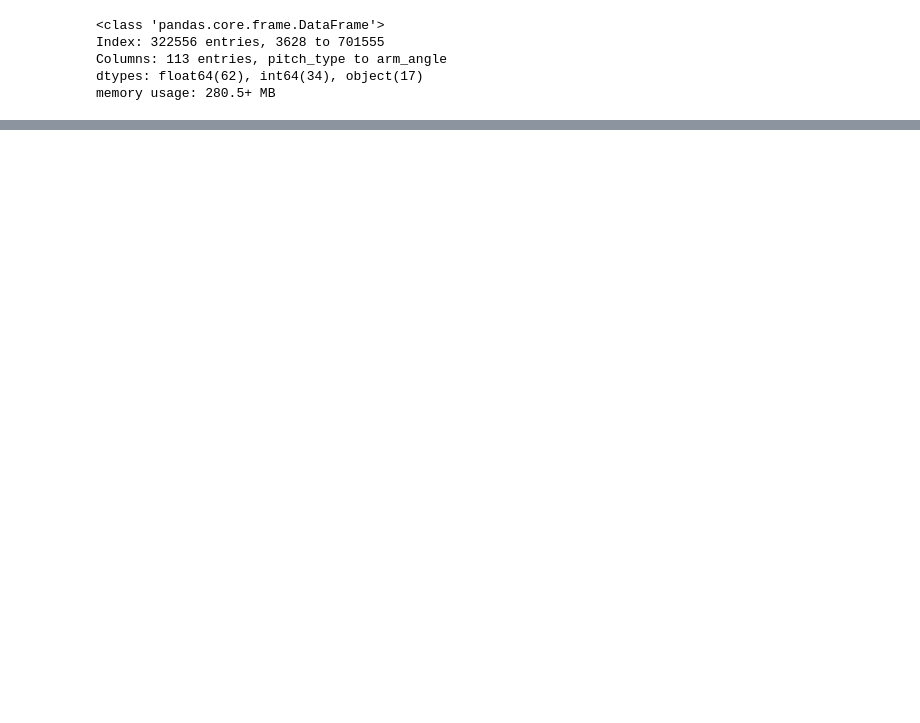
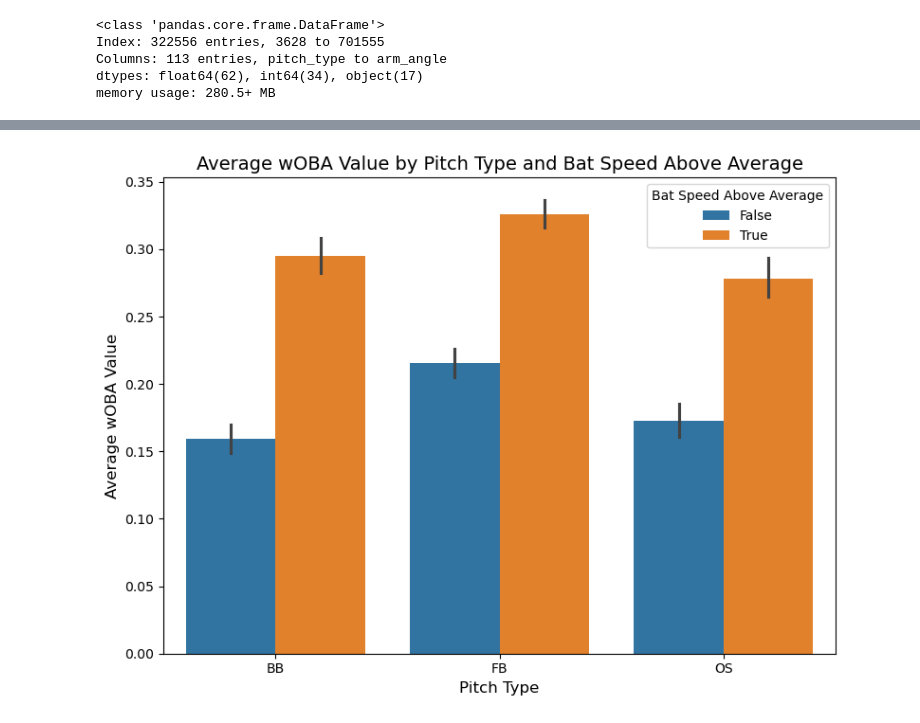
Before and after one commit to matthewbressler/baseballDataChallenge, a Jupyter notebook: Bat_SpeedZScore vs Count.ipynb, the cells around one changed output, grey strips where cells are left out. Cells and saved outputs as stored; diff of their text form; code cells hidden in the pictures; blank space fills up the shorter version.

```diff
--- a/Bat_SpeedZScore vs Count.ipynb
+++ b/Bat_SpeedZScore vs Count.ipynb
@@ -123,0 +144,4 @@ Index: []
+# %%
+df_with_averages['pitch_type'] = df_with_averages['pitch_type'].map(pitch_type_map)
+
+df_with_averages.head()
@@ -123,0 +156,16 @@ Index: []
+# %%
+
+df_with_averages['bat_speed_above_average'] = df_with_averages['bat_speed_zscore'] > 0
+df_with_averages['bat_speed_below_average'] = df_with_averages['bat_speed_zscore'] < 0
+# %%
+
+# Group by player_name and pitch_type, then calculate the mean wOBA value
+average_woba = (
+    df_with_averages.groupby(["player_name", "pitch_type", 'bat_speed_above_average'])["woba_value"]
+    .mean()
+    .reset_index()
+    .rename(columns={"woba_value": "avg_woba_value"})
+)
+
+# Display the result
+average_woba.head(20)
@@ -123,0 +190,24 @@ Index: []
+# %%
+import seaborn as sns
+
+plt.figure(figsize=(8, 6))
+
+# Plot with seaborn to group by 'bat_speed_above_average'
+sns.barplot(
+    data=average_woba,
+    x="pitch_type",
+    y="avg_woba_value",
+    hue="bat_speed_above_average"
+)
+
+# Add labels and title
+plt.title("Average wOBA Value by Pitch Type and Bat Speed Above Average", fontsize=14)
+plt.xlabel("Pitch Type", fontsize=12)
+plt.ylabel("Average wOBA Value", fontsize=12)
+plt.legend(title="Bat Speed Above Average")
+plt.tight_layout()
+
+# Show the plot
+plt.show()
+# %% [output]
+[figure, added]
```
Also changed, not shown: parts of 22 cells of this notebook.
